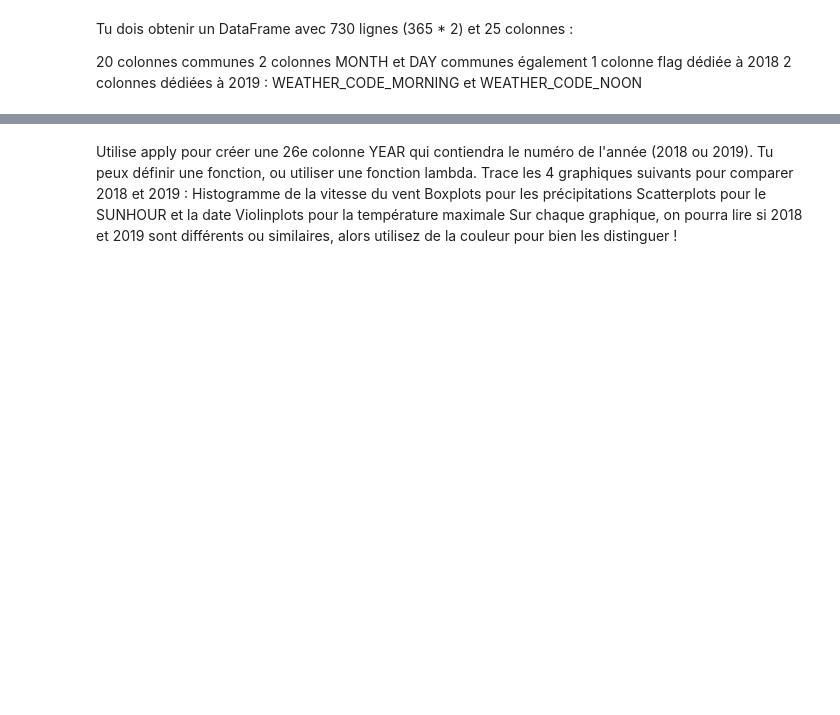
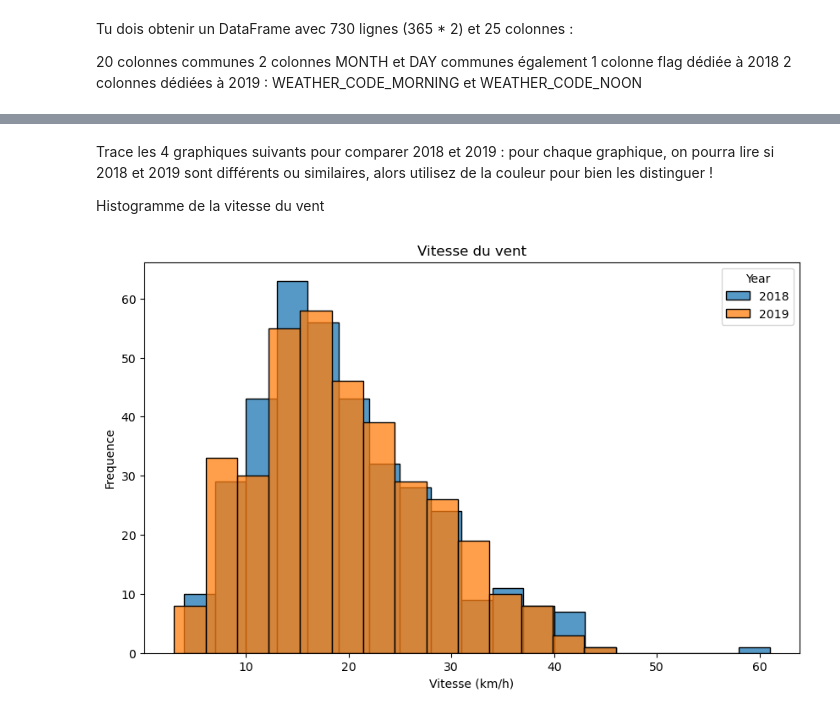
Before and after one commit to bigmoletos/WildCodeSchool_formation_IA_nov2023, a Jupyter notebook: quêtes/Semaine5/Pandas/Pandas/FD_2.4 Pandas_Merge and fill Missing values.ipynb, the cells around one changed output, grey strips where cells are left out. Saved outputs shown, nothing was run; the diff lists cells and outputs as text; code cells hidden in the pictures; blank space fills up the shorter version.

```diff
--- a/quêtes/Semaine5/Pandas/Pandas/FD_2.4 Pandas_Merge and fill Missing values.ipynb
+++ b/quêtes/Semaine5/Pandas/Pandas/FD_2.4 Pandas_Merge and fill Missing values.ipynb
@@ -847,0 +1027,10 @@ Concatène les lignes du DataFrame 2018, avec celles de 2019 (tu as dû l'import
+# %%
+
+df2019['OPINION'] = df2019['OPINION'].apply(translate)
+
+df2019['DATE']
+df2019['MONTH'] = df2019['DATE'].apply(lambda x: x.month)
+df2019['DAY'] = df2019['DATE'].apply(lambda x: x.day)
+
+
+df2019.head(2)
@@ -848,3 +1042,5 @@ Concatène les lignes du DataFrame 2018, avec celles de 2019 (tu as dû l'import
+# %%
+df18_19 = pd.concat([df2018, df2019], axis=0)
 # %% [markdown]
 Tu dois obtenir un DataFrame avec 730 lignes (365 * 2) et 25 colonnes :
 
@@ -854,0 +1072,5 @@ Tu dois obtenir un DataFrame avec 730 lignes (365 * 2) et 25 colonnes :
+# %%
+df18_19['DATE'] = pd.to_datetime(df18_19['DATE'])
+df18_19.set_index('DATE', inplace=True)
+# %%
+df18_19['YEAR'] = df18_19.index.year
@@ -855,8 +1089,5 @@ Tu dois obtenir un DataFrame avec 730 lignes (365 * 2) et 25 colonnes :
 # %% [markdown]
-Utilise apply pour créer une 26e colonne YEAR qui contiendra le numéro de l'année (2018 ou 2019). Tu peux définir une fonction, ou utiliser une fonction lambda.
 Trace les 4 graphiques suivants pour comparer 2018 et 2019 :
+pour chaque graphique, on pourra lire si 2018 et 2019 sont différents ou similaires, alors utilisez de la couleur pour bien les distinguer !
+
 Histogramme de la vitesse du vent
-Boxplots pour les précipitations
-Scatterplots pour le SUNHOUR et la date
-Violinplots pour la température maximale
-Sur chaque graphique, on pourra lire si 2018 et 2019 sont différents ou similaires, alors utilisez de la couleur pour bien les distinguer !
@@ -862,0 +1097,12 @@ Sur chaque graphique, on pourra lire si 2018 et 2019 sont différents ou similai
+# %%
+plt.figure(figsize=(10, 6))
+for year in df18_19['YEAR'].unique():
+    sns.histplot(df18_19[df18_19['YEAR'] == year]
+                 ['WINDSPEED_MAX_KMH'], kde=False, label=year)
+plt.legend(title='Year')
+plt.title('Vitesse du vent')
+plt.xlabel('Vitesse (km/h)')
+plt.ylabel('Frequence')
+plt.show()
+# %% [output]
+[figure, added]
```
Also changed, not shown: parts of 24 cells of this notebook, 1 other file.
